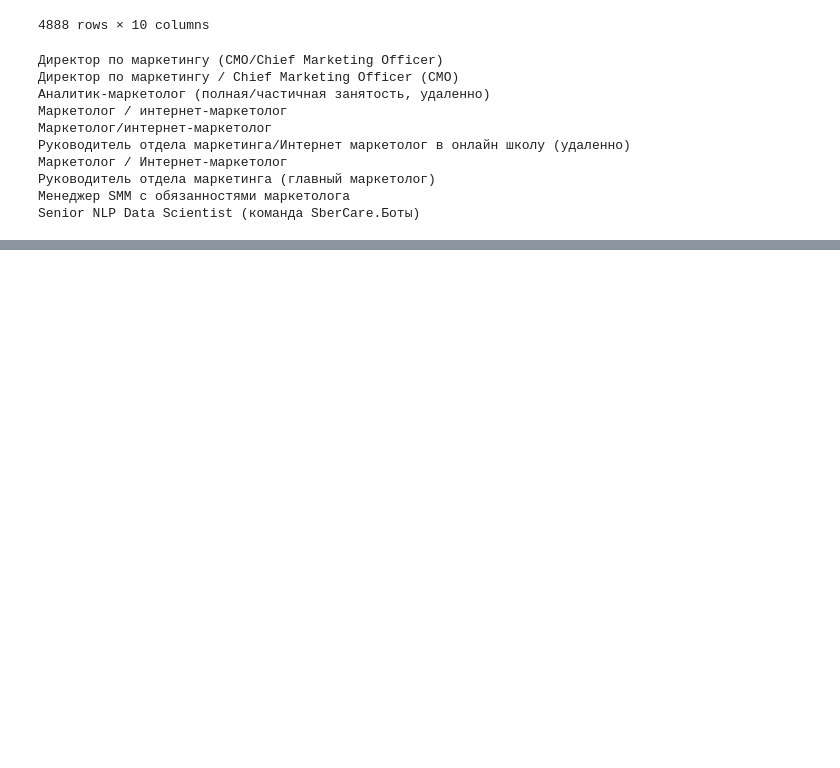
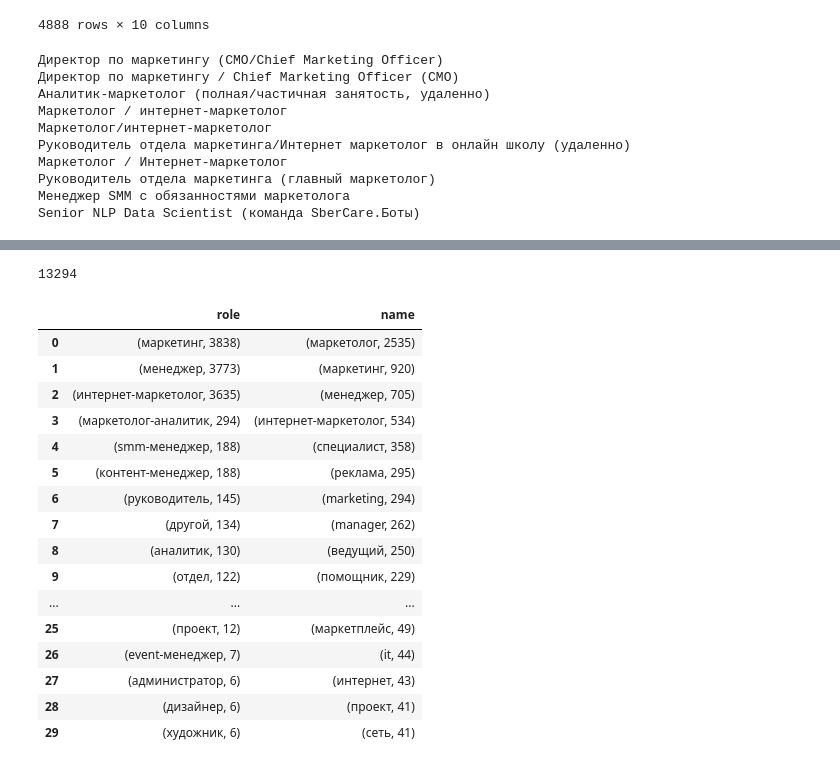
Before and after one commit to Vladislav-Dziuba/Dziuba_portfolio, a Jupyter notebook: api_work/Закачака вакансий и статистики.ipynb, the cells around one changed output, grey strips where cells are left out. Saved outputs shown, nothing was run; the diff lists cells and outputs as text; code cells hidden in the pictures; blank space fills up the shorter version.

```diff
--- a/api_work/Закачака вакансий и статистики.ipynb
+++ b/api_work/Закачака вакансий и статистики.ipynb
@@ -417,0 +571,29 @@ freq_dict.most_common(10)
+# %%
+corpus_roles = [pymorphy2_analyzer.parse(token)[0].normal_form for vacancy in data_search_in_name["professional_roles"] for token in word_tokenize(vacancy) if token not in noise]
+
+corpus_roles = [word for word in corpus_roles if word not in trash]
+print(len(corpus_roles))
+
+freq_dict_roles = Counter(corpus_roles)
+# %% [output]
+13294
+# %%
+pd.DataFrame({'role': freq_dict_roles.most_common(30),'name':freq_dict_name.most_common(30)})
+# %% [output]
+|  | role | name |
+| 0 | (маркетинг, 3838) | (маркетолог, 2535) |
+| 1 | (менеджер, 3773) | (маркетинг, 920) |
+| 2 | (интернет-маркетолог, 3635) | (менеджер, 705) |
+| 3 | (маркетолог-аналитик, 294) | (интернет-маркетолог, 534) |
+| 4 | (smm-менеджер, 188) | (специалист, 358) |
+| 5 | (контент-менеджер, 188) | (реклама, 295) |
+| 6 | (руководитель, 145) | (marketing, 294) |
+| 7 | (другой, 134) | (manager, 262) |
+| 8 | (аналитик, 130) | (ведущий, 250) |
+| 9 | (отдел, 122) | (помощник, 229) |
+| ... | ... | ... |
+| 25 | (проект, 12) | (маркетплейс, 49) |
+| 26 | (event-менеджер, 7) | (it, 44) |
+| 27 | (администратор, 6) | (интернет, 43) |
+| 28 | (дизайнер, 6) | (проект, 41) |
+| 29 | (художник, 6) | (сеть, 41) |
```
Also changed, not shown: parts of 31 cells of this notebook.
